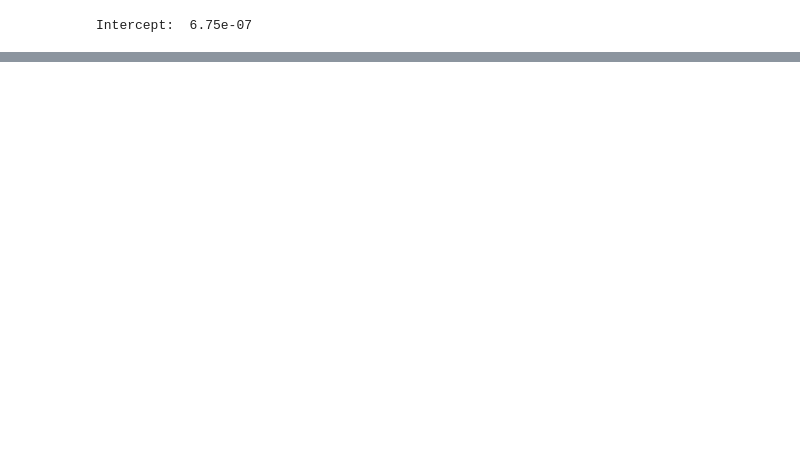
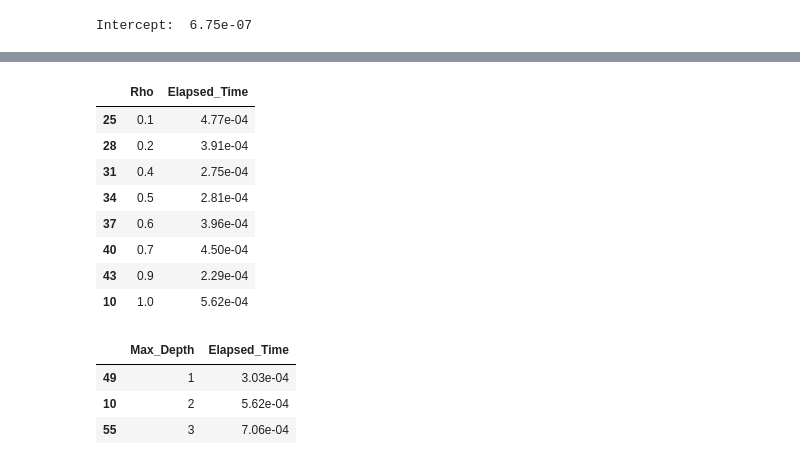
Before and after one commit to EstebanLeiva/PA-Experiments, a Jupyter notebook: plotting/plot copy.ipynb, the cells around one changed output, grey strips where cells are left out. Saved outputs shown, nothing was run; the diff lists cells and outputs as text; code cells hidden in the pictures; blank space fills up the shorter version.

Commit message:
Stable experiments second review

```diff
--- a/plotting/plot copy.ipynb
+++ b/plotting/plot copy.ipynb
@@ -703,0 +822,29 @@ Intercept:  6.75e-07
+# %%
+data_folder = r'C:\Users\esteb\OneDrive - Universidad de los andes\Documentos\ANDES\Noveno Semestre\PA-RSPPs\PA-Experiments\output_new'
+table = pd.read_csv(os.path.join(data_folder, 'table.csv'))
+table['Time_Budget'] = table['Time_Budget'].round(2)
+table['Elapsed_Time'] = table['Elapsed_Time'].apply(lambda x: '{:.2e}'.format(x))
+parameter_columns = table.columns.drop('Elapsed_Time').tolist()
+table = table.drop_duplicates(subset=parameter_columns, keep='first')
+# %%
+default_values = {
+    "Time_Budget": 123.61,
+    "Rho": 1.0,
+    "Max_Depth": 2
+}
+
+df_time_budget = table[(table["Rho"] == default_values["Rho"]) &
+                       (table["Max_Depth"] == default_values["Max_Depth"])]
+
+df_rho = table[(table["Time_Budget"] == default_values["Time_Budget"]) &
+               (table["Max_Depth"] == default_values["Max_Depth"])]
+
+df_max_depth = table[(table["Time_Budget"] == default_values["Time_Budget"]) &
+                     (table["Rho"] == default_values["Rho"])]
+# %%
+df_time_budget_SY = df_time_budget[df_time_budget["Network"] == "SY"][["Time_Budget", "Elapsed_Time"]]
+df_time_budget_CR = df_time_budget[df_time_budget["Network"] == "CR"][["Time_Budget", "Elapsed_Time"]]
+df_rho_SY = df_rho[df_rho["Network"] == "SY"][["Rho", "Elapsed_Time"]]
+df_rho_CR = df_rho[df_rho["Network"] == "CR"][["Rho", "Elapsed_Time"]]
+df_max_depth_SY = df_max_depth[df_max_depth["Network"] == "SY"][["Max_Depth", "Elapsed_Time"]]
+df_max_depth_CR = df_max_depth[df_max_depth["Network"] == "CR"][["Max_Depth", "Elapsed_Time"]]
@@ -703,0 +864,21 @@ Intercept:  6.75e-07
+# %%
+df_rho_CR.sort_values(by="Rho", inplace=True)
+df_rho_CR
+# %% [output]
+|  | Rho | Elapsed_Time |
+| 25 | 0.1 | 4.77e-04 |
+| 28 | 0.2 | 3.91e-04 |
+| 31 | 0.4 | 2.75e-04 |
+| 34 | 0.5 | 2.81e-04 |
+| 37 | 0.6 | 3.96e-04 |
+| 40 | 0.7 | 4.50e-04 |
+| 43 | 0.9 | 2.29e-04 |
+| 10 | 1.0 | 5.62e-04 |
+# %%
+df_max_depth_CR.sort_values(by="Max_Depth", inplace=True)
+df_max_depth_CR
+# %% [output]
+|  | Max_Depth | Elapsed_Time |
+| 49 | 1 | 3.03e-04 |
+| 10 | 2 | 5.62e-04 |
+| 55 | 3 | 7.06e-04 |
```
Also changed, not shown: parts of 8 cells of this notebook, 24 other files.
